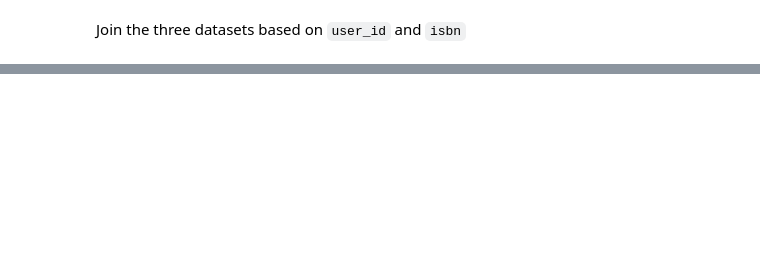
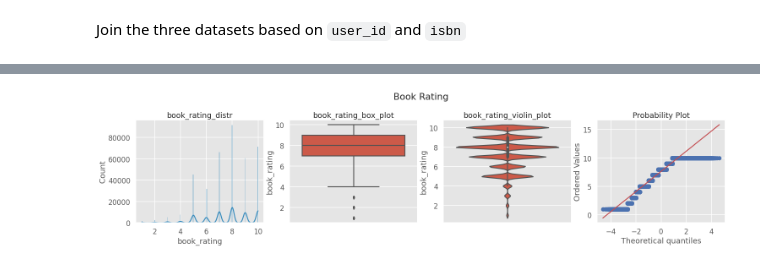
Before and after one commit to satyajitghana/University-Work-SEM-07, a Jupyter notebook: Assignment-01-2020/DM/BookReview-EDA.ipynb, the cells around one changed output, grey strips where cells are left out. Cells and saved outputs as stored; diff of their text form; code cells hidden in the pictures; blank space fills up the shorter version.

```diff
--- a/Assignment-01-2020/DM/BookReview-EDA.ipynb
+++ b/Assignment-01-2020/DM/BookReview-EDA.ipynb
@@ -148,0 +347,15 @@ dataset
+# %%
+def plot_univariate(dataset, column_name, suptitle = None):
+    f, axes = plt.subplots(ncols = 4, figsize=(25, 5))
+    sns.histplot(x=column_name, data=dataset, kde=True, ax=axes[0]).set_title(f'{column_name}_distr')
+    sns.boxplot(y=column_name, data=dataset, orient='v', ax=axes[1]).set_title(f'{column_name}_box_plot')
+    sns.violinplot(y=column_name, data=dataset, orient='v', ax=axes[2]).set_title(f'{column_name}_violin_plot')
+    scipy.stats.probplot(dataset[column_name], dist="norm", plot=axes[3])
+    if suptitle:
+        plt.suptitle(suptitle)
+        plt.subplots_adjust(top=0.80)
+    plt.show()
+# %%
+plot_univariate(dataset=dataset, column_name='book_rating', suptitle='Book Rating')
+# %% [output]
+[figure, added]
```
Also changed, not shown: parts of 99 cells of this notebook, 5 other files.
